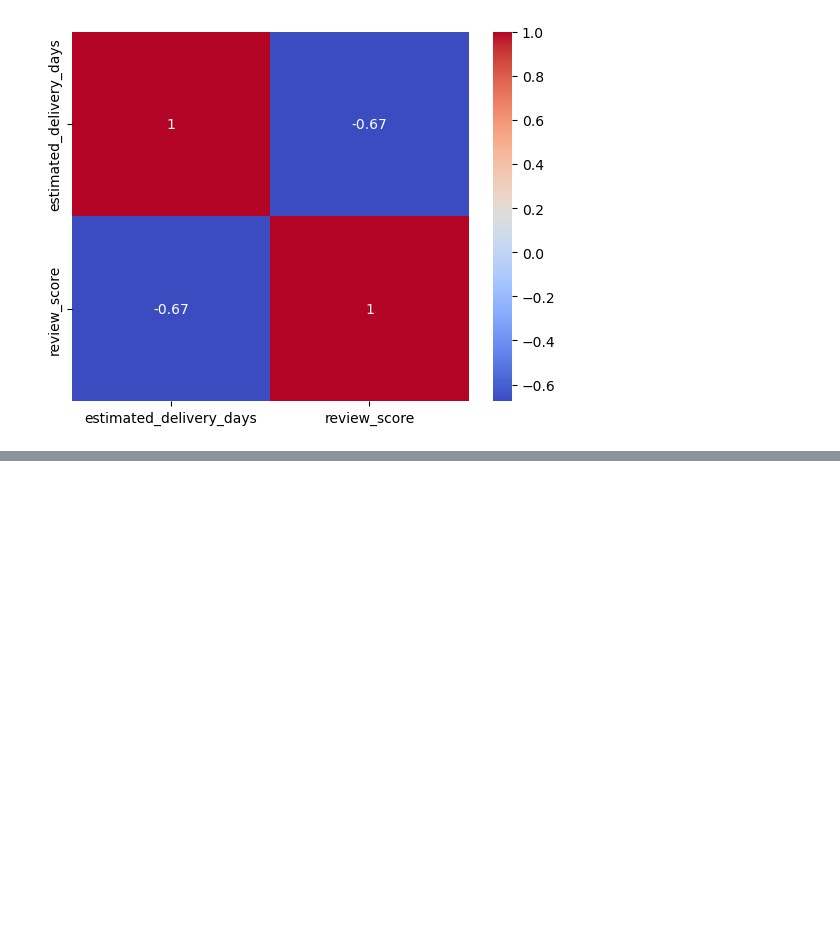
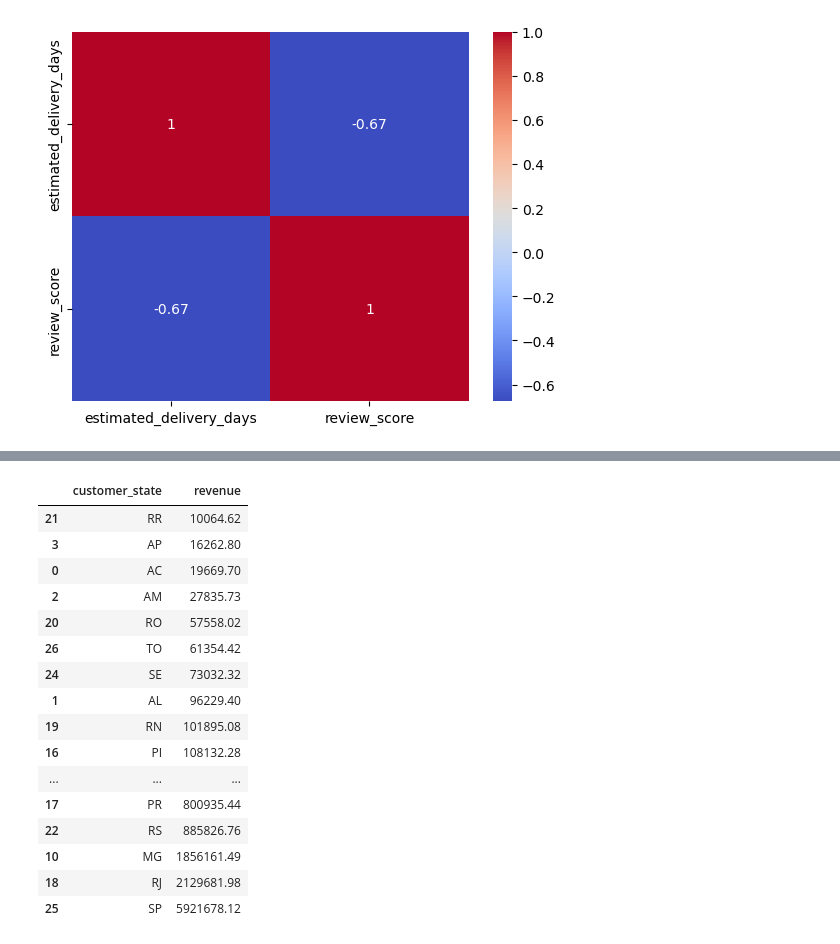
Before and after one commit to Vinaychauhan06/E-Commerce-Analytics-Dashboard-Python-SQL-Power-BI-, a Jupyter notebook: 02_EDA_Analysis.ipynb, the cells around one changed output, grey strips where cells are left out. Cells and saved outputs as stored; diff of their text form; code cells hidden in the pictures; blank space fills up the shorter version.

```diff
--- a/02_EDA_Analysis.ipynb
+++ b/02_EDA_Analysis.ipynb
@@ -809,0 +844,20 @@ sns.heatmap(corr_review,annot=True,cmap='coolwarm')
+# %%
+customer_state_group
+# %% [output]
+|  | customer_state | revenue |
+| 21 | RR | 10064.62 |
+| 3 | AP | 16262.80 |
+| 0 | AC | 19669.70 |
+| 2 | AM | 27835.73 |
+| 20 | RO | 57558.02 |
+| 26 | TO | 61354.42 |
+| 24 | SE | 73032.32 |
+| 1 | AL | 96229.40 |
+| 19 | RN | 101895.08 |
+| 16 | PI | 108132.28 |
+| ... | ... | ... |
+| 17 | PR | 800935.44 |
+| 22 | RS | 885826.76 |
+| 10 | MG | 1856161.49 |
+| 18 | RJ | 2129681.98 |
+| 25 | SP | 5921678.12 |
```
Also changed, not shown: parts of 14 cells of this notebook.
